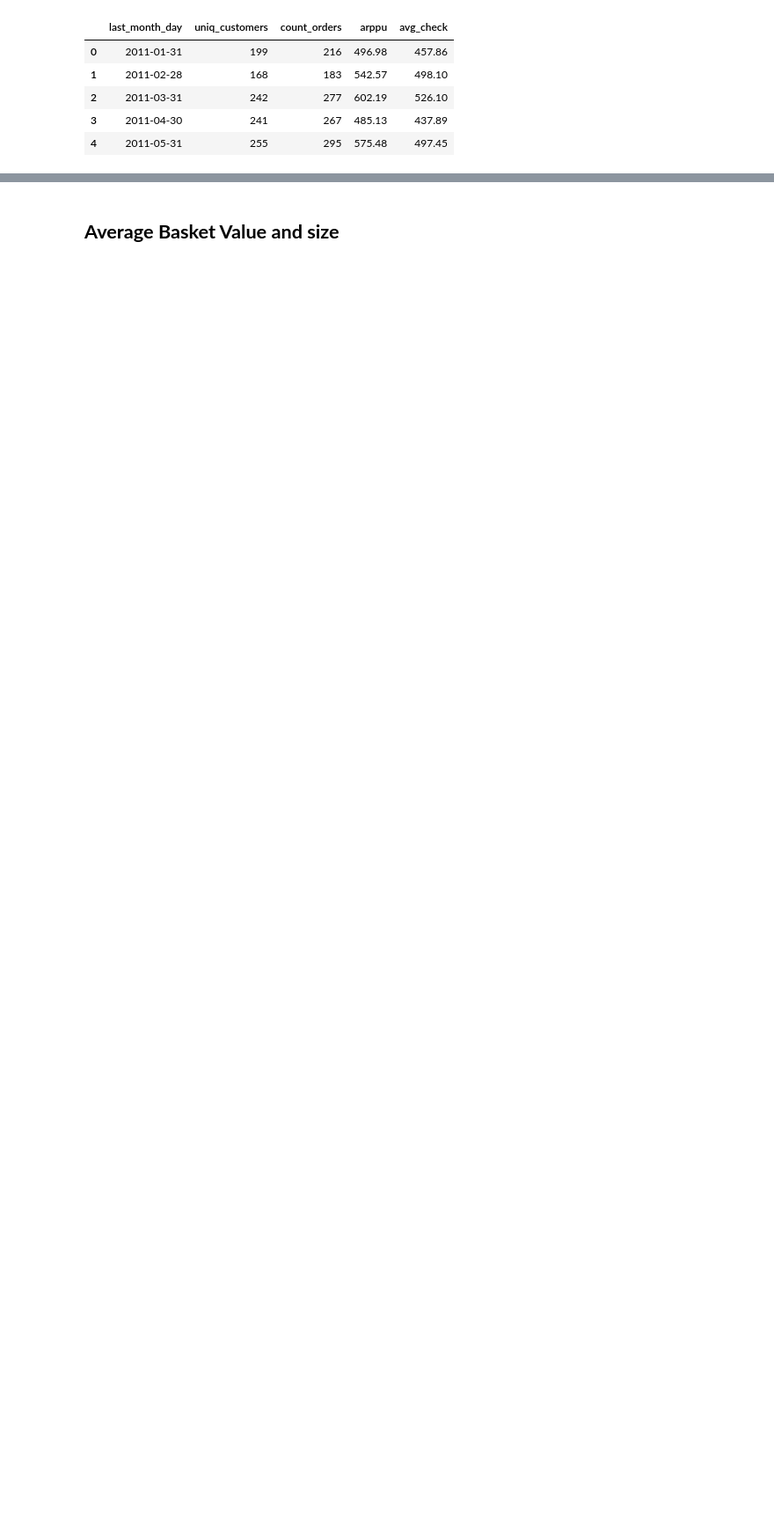
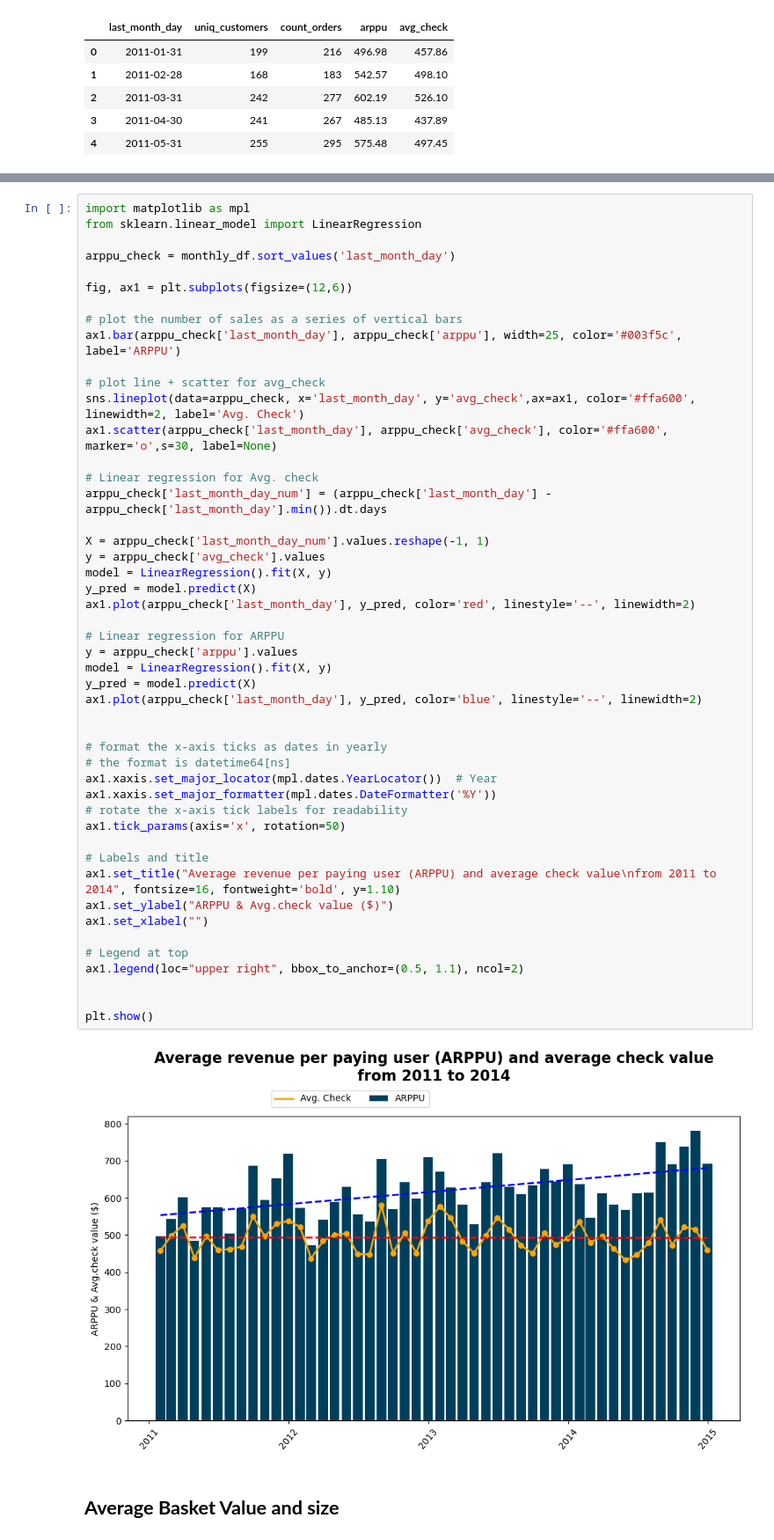
Before and after one commit to annugit1655/Global-Superstore-Project, a Jupyter notebook: notebooks/order-return-sales-analysis.ipynb, the cells around one changed output, grey strips where cells are left out. Shown at 88% size. Cells and saved outputs as stored; diff of their text form; blank space fills up the shorter version.

```diff
--- a/notebooks/order-return-sales-analysis.ipynb
+++ b/notebooks/order-return-sales-analysis.ipynb
@@ -966,2 +904,52 @@ plt.show()
+# %%
+import matplotlib as mpl
+from sklearn.linear_model import LinearRegression
+
+arppu_check = monthly_df.sort_values('last_month_day')
+
+fig, ax1 = plt.subplots(figsize=(12,6))
+
+# plot the number of sales as a series of vertical bars
+ax1.bar(arppu_check['last_month_day'], arppu_check['arppu'], width=25, color='#003f5c', label='ARPPU')
+
+# plot line + scatter for avg_check
+sns.lineplot(data=arppu_check, x='last_month_day', y='avg_check',ax=ax1, color='#ffa600', linewidth=2, label='Avg. Check')
+ax1.scatter(arppu_check['last_month_day'], arppu_check['avg_check'], color='#ffa600', marker='o',s=30, label=None)
+
+# Linear regression for Avg. check
+arppu_check['last_month_day_num'] = (arppu_check['last_month_day'] - arppu_check['last_month_day'].min()).dt.days
+
+X = arppu_check['last_month_day_num'].values.reshape(-1, 1)
+y = arppu_check['avg_check'].values
+model = LinearRegression().fit(X, y)
+y_pred = model.predict(X)
+ax1.plot(arppu_check['last_month_day'], y_pred, color='red', linestyle='--', linewidth=2)
+
+# Linear regression for ARPPU
+y = arppu_check['arppu'].values
+model = LinearRegression().fit(X, y)
+y_pred = model.predict(X)
+ax1.plot(arppu_check['last_month_day'], y_pred, color='blue', linestyle='--', linewidth=2)
+
+
+# format the x-axis ticks as dates in yearly
+# the format is datetime64[ns]
+ax1.xaxis.set_major_locator(mpl.dates.YearLocator())  # Year
+ax1.xaxis.set_major_formatter(mpl.dates.DateFormatter('%Y'))
+# rotate the x-axis tick labels for readability
+ax1.tick_params(axis='x', rotation=50)
+
+# Labels and title
+ax1.set_title("Average revenue per paying user (ARPPU) and average check value\nfrom 2011 to 2014", fontsize=16, fontweight='bold', y=1.10)
+ax1.set_ylabel("ARPPU & Avg.check value ($)")
+ax1.set_xlabel("")
+
+# Legend at top
+ax1.legend(loc="upper right", bbox_to_anchor=(0.5, 1.1), ncol=2)
+
+
+plt.show()
+# %% [output]
+[figure, added]
 # %% [markdown]
 ## **Average Basket Value and size**
```
Also changed, not shown: parts of 2 cells of this notebook.
